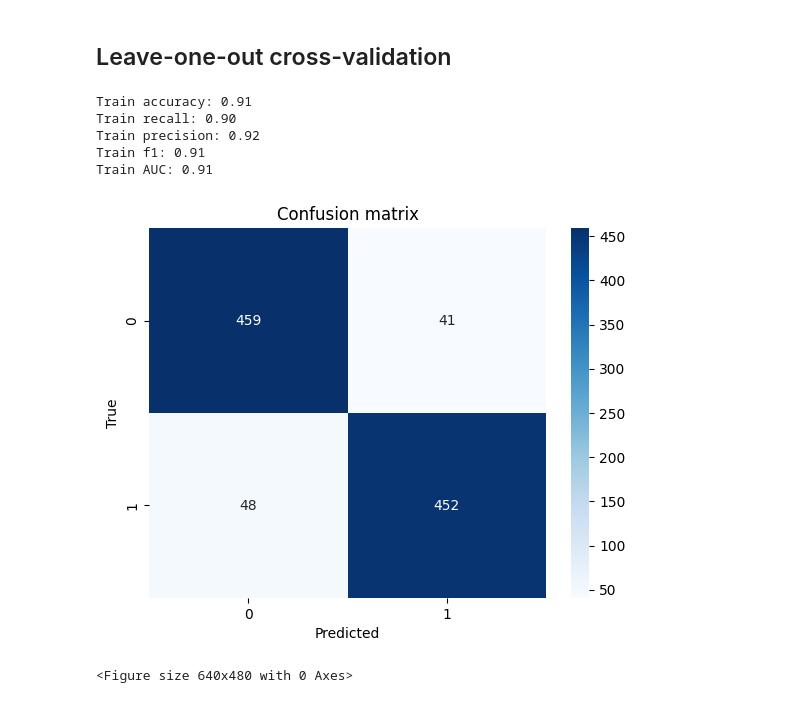
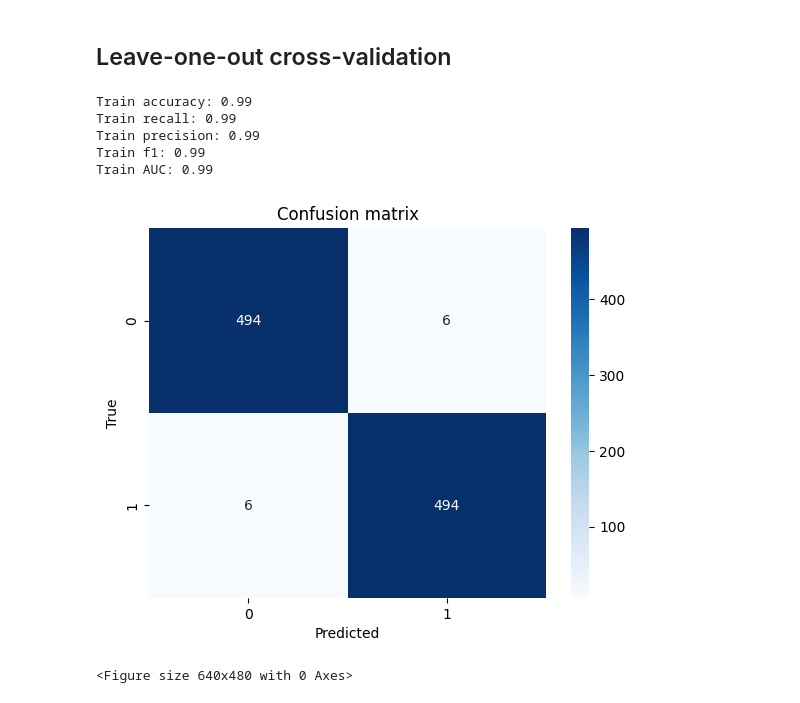
Before and after one commit to Wotaker/masters-thesis, a Jupyter notebook: master_thesis/training/train.ipynb, the cells around one changed output. Saved outputs shown, nothing was run; the diff lists cells and outputs as text; code cells hidden in the pictures.

Commit message:
LDP now supports directed graphs (scores improved on synthetic data)

```diff
--- a/master_thesis/training/train.ipynb
+++ b/master_thesis/training/train.ipynb
@@ -46,7 +45,7 @@ plot_sample_networks(X, y, rows=1)
 # %%
-graph2vec = Graph2Vec(dimensions=32, wl_iterations=2, epochs=200, seed=SEED, workers=1)
-graph2vec.fit(X)
-X = graph2vec.get_embedding()
+# graph2vec = Graph2Vec(dimensions=32, wl_iterations=2, epochs=200, seed=SEED, workers=1)
+# graph2vec.fit(X)
+# X = graph2vec.get_embedding()
 # %% [markdown]
 # Pipe through the LDP model
 # %% [markdown]
@@ -54,38 +53,39 @@ X = graph2vec.get_embedding()
 # %%
 # Define accumulator lists
 y_gold_acc, y_hat_acc = [], []
 
 # Define k-fold cross-validation
 kfold = KFold(n_splits=K_FOLDS, shuffle=True, random_state=SEED)
 for i, (train_index, test_index) in tqdm(enumerate(kfold.split(X)), total=K_FOLDS, desc="Cross-validation"):
 
     # Split data
     X_train, X_test = [X[i] for i in train_index], [X[i] for i in test_index]
     y_train, y_test = [y[i] for i in train_index], [y[i] for i in test_index]
 
     # Train model
-    model = VectorModel(classifier_type="mlp", classifier_kwargs={
-        "hidden_layer_sizes": (64, 16),
-        "max_iter": 1000
-    })
+    # model = VectorModel(classifier_type="mlp", classifier_kwargs={
+    #     "hidden_layer_sizes": (64, 16),
+    #     "max_iter": 1000
+    # })
+    model = LDPModel()
     model.fit(X_train, y_train)
 
     # Predict
     y_hat = model.predict(X_test)
     y_gold_acc.append(y_test)
     y_hat_acc.append(y_hat)
 
 # Concatenate lists
 y_gold = np.concatenate(y_gold_acc)
 y_hat = np.concatenate(y_hat_acc)
 
 # Evaluate classification
 model.evaluate(y_gold, y_hat)
 # %% [output]
-Train accuracy: 0.91
-Train recall: 0.90
-Train precision: 0.92
-Train f1: 0.91
-Train AUC: 0.91
+Train accuracy: 0.99
+Train recall: 0.99
+Train precision: 0.99
+Train f1: 0.99
+Train AUC: 0.99
-[figure, old version]
+[figure, new version]
 <Figure size 640x480 with 0 Axes>
```
Also changed, not shown: parts of 3 cells of this notebook, 4 other files.
